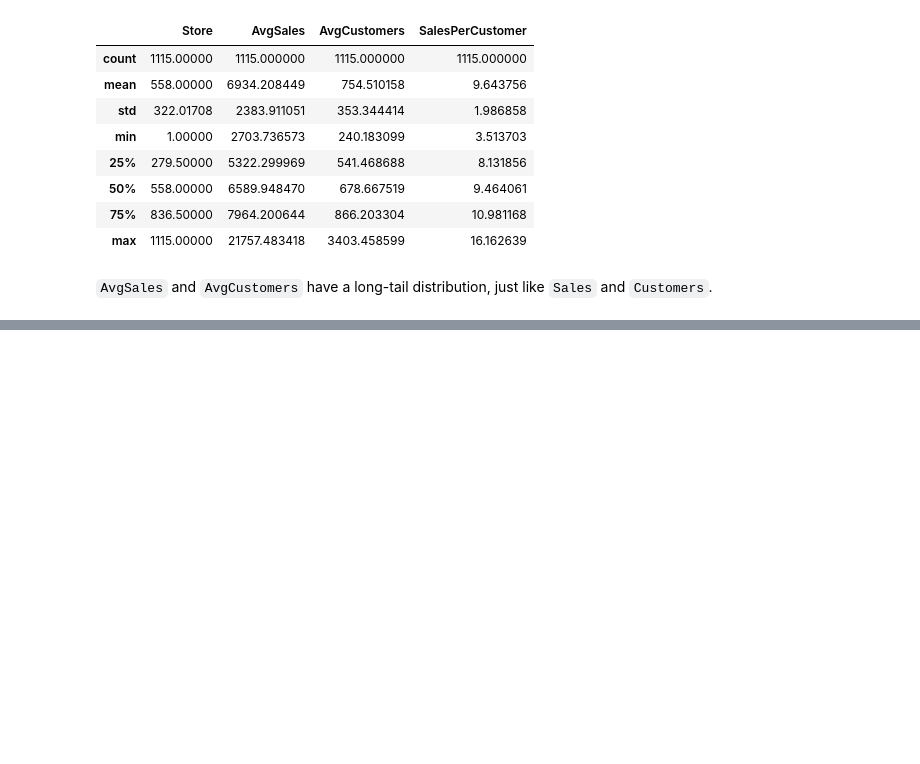
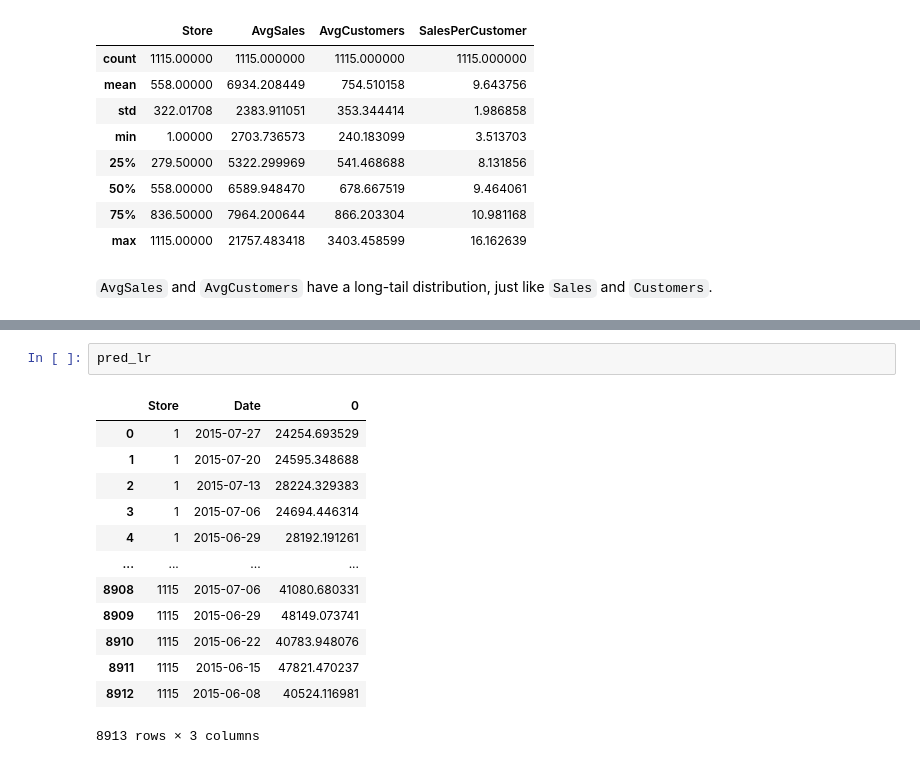
Before and after one commit to xaviermondragon/rossmann, a Jupyter notebook: notebooks/6_reports.ipynb, the cells around one changed output, grey strips where cells are left out. Drawn from its saved outputs; the diff is of its cells as text; blank space fills up the shorter version.

```diff
--- a/notebooks/6_reports.ipynb
+++ b/notebooks/6_reports.ipynb
@@ -72,0 +112,16 @@ avgs.describe()
+# %%
+pred_lr
+# %% [output]
+|  | Store | Date | 0 |
+| 0 | 1 | 2015-07-27 | 24254.693529 |
+| 1 | 1 | 2015-07-20 | 24595.348688 |
+| 2 | 1 | 2015-07-13 | 28224.329383 |
+| 3 | 1 | 2015-07-06 | 24694.446314 |
+| 4 | 1 | 2015-06-29 | 28192.191261 |
+| ... | ... | ... | ... |
+| 8908 | 1115 | 2015-07-06 | 41080.680331 |
+| 8909 | 1115 | 2015-06-29 | 48149.073741 |
+| 8910 | 1115 | 2015-06-22 | 40783.948076 |
+| 8911 | 1115 | 2015-06-15 | 47821.470237 |
+| 8912 | 1115 | 2015-06-08 | 40524.116981 |
+8913 rows × 3 columns
```
Also changed, not shown: parts of 5 cells of this notebook, 2 other files.
